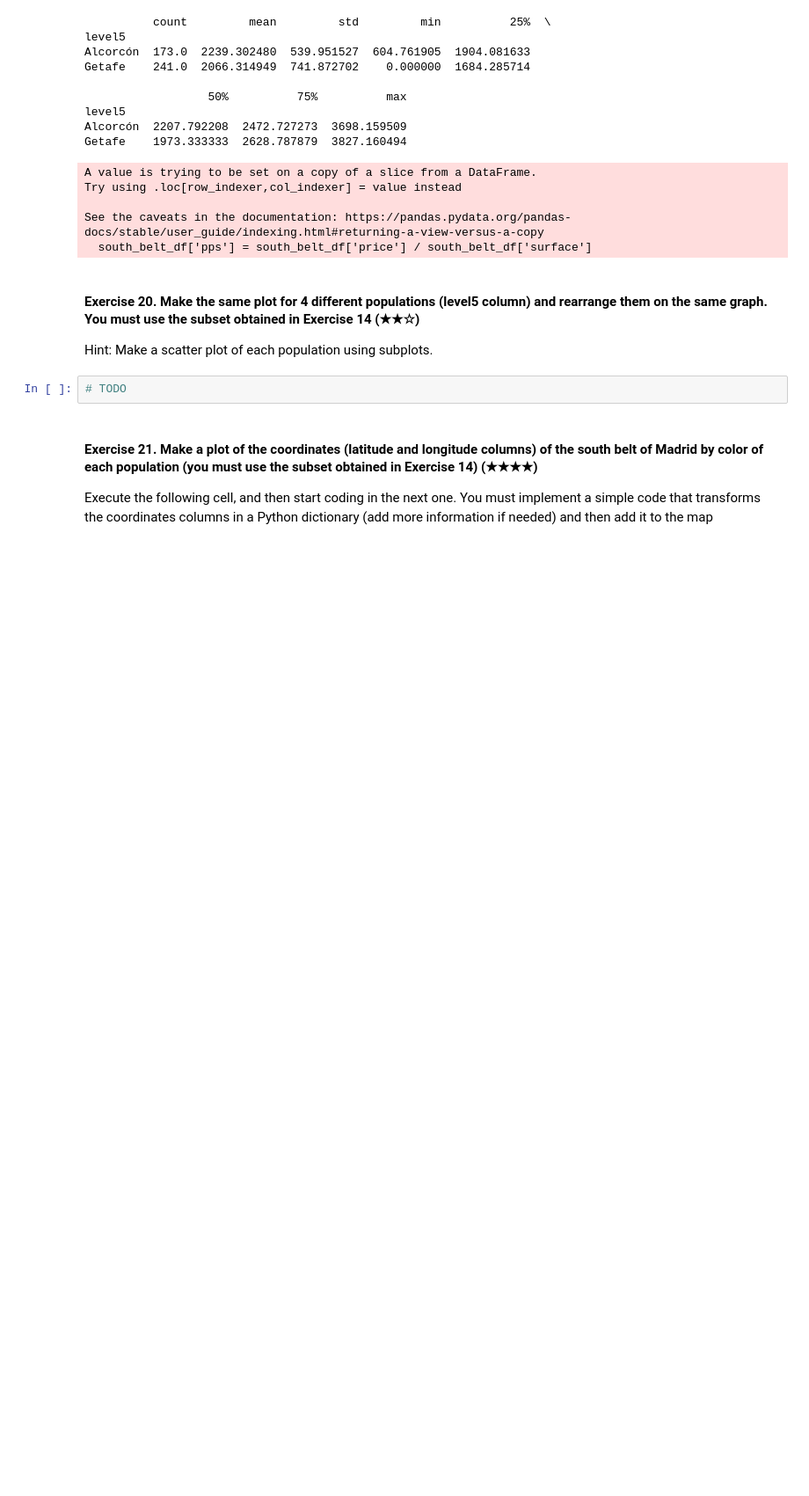
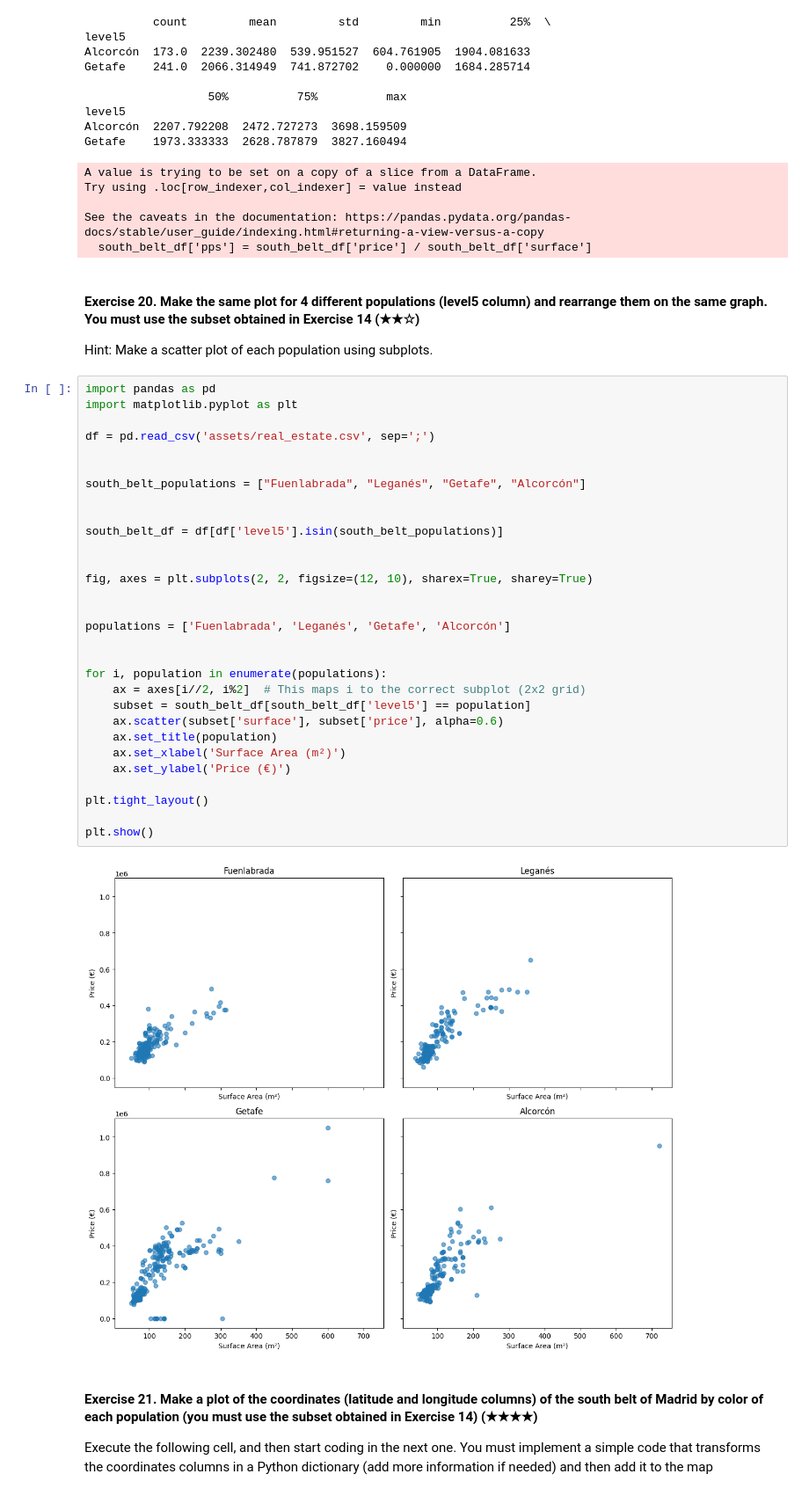
Before and after one commit to Aaronmatthews4/realestate-datacleanup-exercise, a Jupyter notebook: project.ipynb, the cells around one changed output. Shown at 88% size. Drawn from its saved outputs; the diff is of its cells as text; blank space fills up the shorter version.

```diff
--- a/project.ipynb
+++ b/project.ipynb
@@ -559,7 +595,37 @@ See the caveats in the documentation: https://pandas.pydata.org/pandas-docs/stab
 
 Hint: Make a scatter plot of each population using subplots.
 # %%
-# TODO
+import pandas as pd
+import matplotlib.pyplot as plt
+
+df = pd.read_csv('assets/real_estate.csv', sep=';')
+
+
+south_belt_populations = ["Fuenlabrada", "Leganés", "Getafe", "Alcorcón"]
+
+
+south_belt_df = df[df['level5'].isin(south_belt_populations)]
+
+
+fig, axes = plt.subplots(2, 2, figsize=(12, 10), sharex=True, sharey=True)
+
+
+populations = ['Fuenlabrada', 'Leganés', 'Getafe', 'Alcorcón']
+
+
+for i, population in enumerate(populations):
+    ax = axes[i//2, i%2]  # This maps i to the correct subplot (2x2 grid)
+    subset = south_belt_df[south_belt_df['level5'] == population]
+    ax.scatter(subset['surface'], subset['price'], alpha=0.6)
+    ax.set_title(population)
+    ax.set_xlabel('Surface Area (m²)')
+    ax.set_ylabel('Price (€)')
+
+plt.tight_layout()
+
+plt.show()
+# %% [output]
+[figure, added]
 # %% [markdown]
 #### Exercise 21. Make a plot of the coordinates (latitude and longitude columns) of the south belt of Madrid by color of each population (you must use the subset obtained in Exercise 14) (★★★★)
 
```
Also changed, not shown: parts of 6 cells of this notebook, 1 other file.
